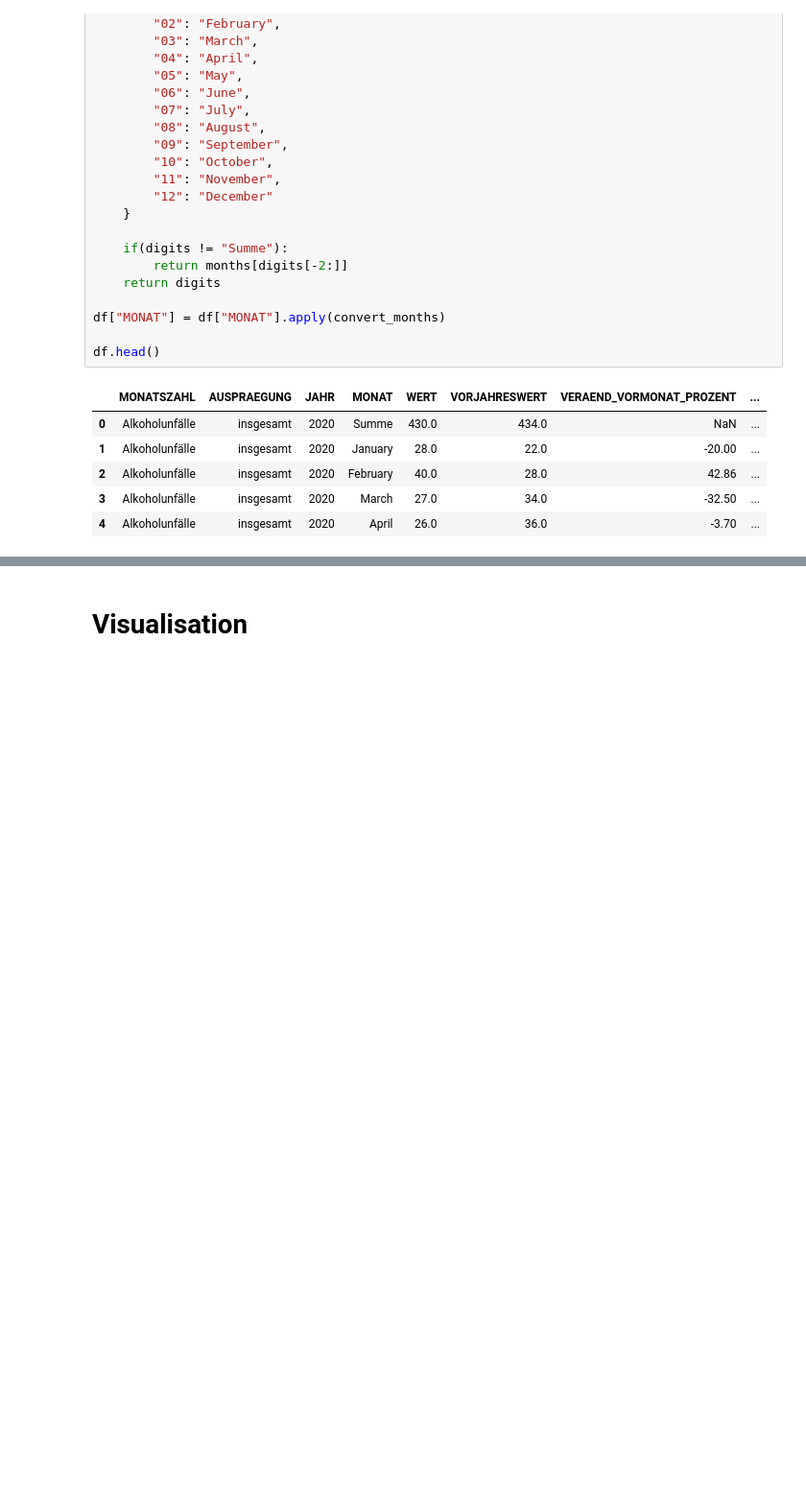
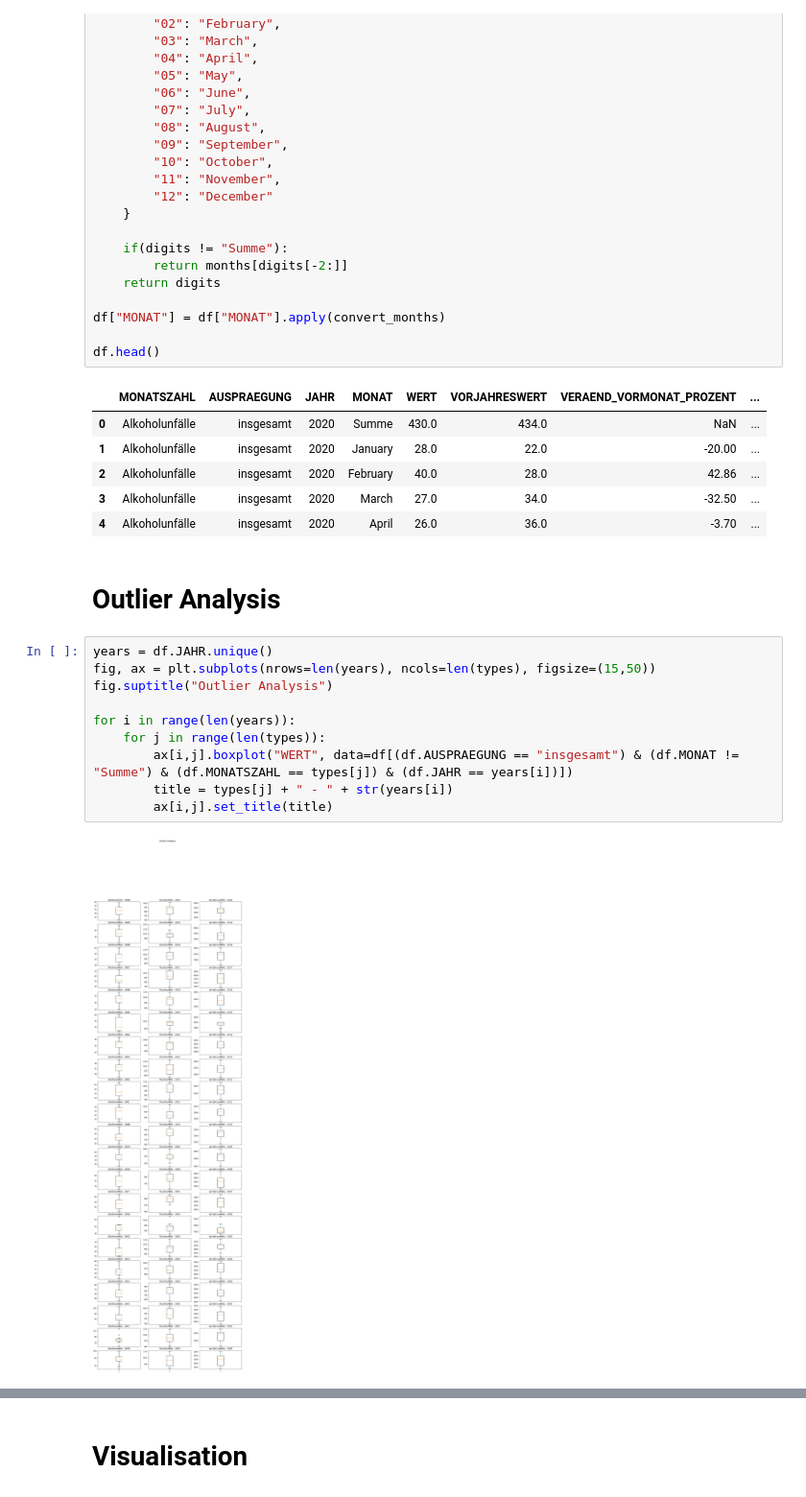
Before and after one commit to RusheelIyer/DPS, a Jupyter notebook: Accident Predictor.ipynb, the cells around one changed output, grey strips where cells are left out. Shown: that part at 96% size. Cells and saved outputs as stored; diff of their text form; blank space fills up the shorter version.

Commit message:
Outlier Anaylsis using boxplots and basic visualisation of accident trends

```diff
--- a/Accident Predictor.ipynb
+++ b/Accident Predictor.ipynb
@@ -121,3 +111,17 @@ df.head()
 | 2 | Alkoholunfälle | insgesamt | 2020 | February | 40.0 | 28.0 | 42.86 | ... |
 | 3 | Alkoholunfälle | insgesamt | 2020 | March | 27.0 | 34.0 | -32.50 | ... |
 | 4 | Alkoholunfälle | insgesamt | 2020 | April | 26.0 | 36.0 | -3.70 | ... |
+# %% [markdown]
+# Outlier Analysis
+# %%
+years = df.JAHR.unique()
+fig, ax = plt.subplots(nrows=len(years), ncols=len(types), figsize=(15,50))
+fig.suptitle("Outlier Analysis")
+
+for i in range(len(years)):
+    for j in range(len(types)):
+        ax[i,j].boxplot("WERT", data=df[(df.AUSPRAEGUNG == "insgesamt") & (df.MONAT != "Summe") & (df.MONATSZAHL == types[j]) & (df.JAHR == years[i])])
+        title = types[j] + " - " + str(years[i])
+        ax[i,j].set_title(title)
+# %% [output]
+[figure, added]
```
Also changed, not shown: parts of 7 cells of this notebook.
